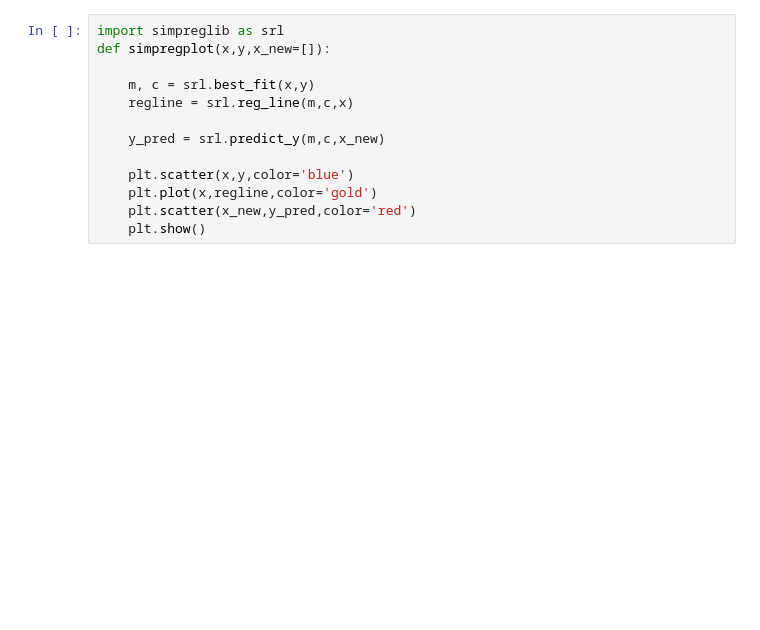
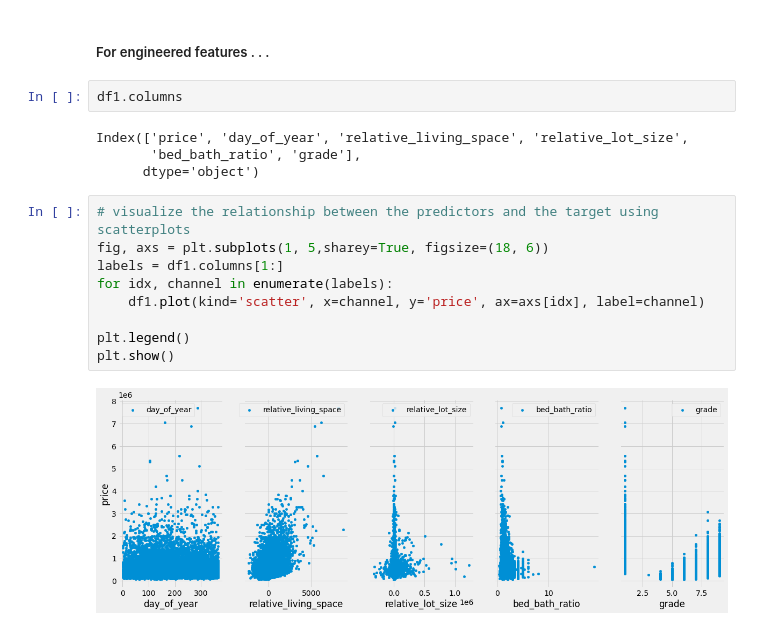
Before and after one commit to Zeth-Abney/Flatiron-school, a Jupyter notebook: phase-2/PROJECT/EDA-two.ipynb, the cells around one changed output. Cells and saved outputs as stored; diff of their text form; blank space fills up the shorter version.

```diff
--- a/phase-2/PROJECT/EDA-two.ipynb
+++ b/phase-2/PROJECT/EDA-two.ipynb
@@ -15,13 +37,19 @@ plt.show()
-# %%
-import simpreglib as srl
-def simpregplot(x,y,x_new=[]):
-
-    m, c = srl.best_fit(x,y)
-    regline = srl.reg_line(m,c,x)
-
-    y_pred = srl.predict_y(m,c,x_new)
-
-    plt.scatter(x,y,color='blue')
-    plt.plot(x,regline,color='gold')
-    plt.scatter(x_new,y_pred,color='red')
-    plt.show()
+# %% [markdown]
+##### For engineered features . . .
+# %%
+df1.columns
+# %% [output]
+Index(['price', 'day_of_year', 'relative_living_space', 'relative_lot_size',
+       'bed_bath_ratio', 'grade'],
+      dtype='object')
+# %%
+# visualize the relationship between the predictors and the target using scatterplots
+fig, axs = plt.subplots(1, 5,sharey=True, figsize=(18, 6))
+labels = df1.columns[1:]
+for idx, channel in enumerate(labels):
+    df1.plot(kind='scatter', x=channel, y='price', ax=axs[idx], label=channel)
+
+plt.legend()
+plt.show()
+# %% [output]
+[figure, added]
```
Also changed, not shown: parts of 26 cells of this notebook, 2 other files.
